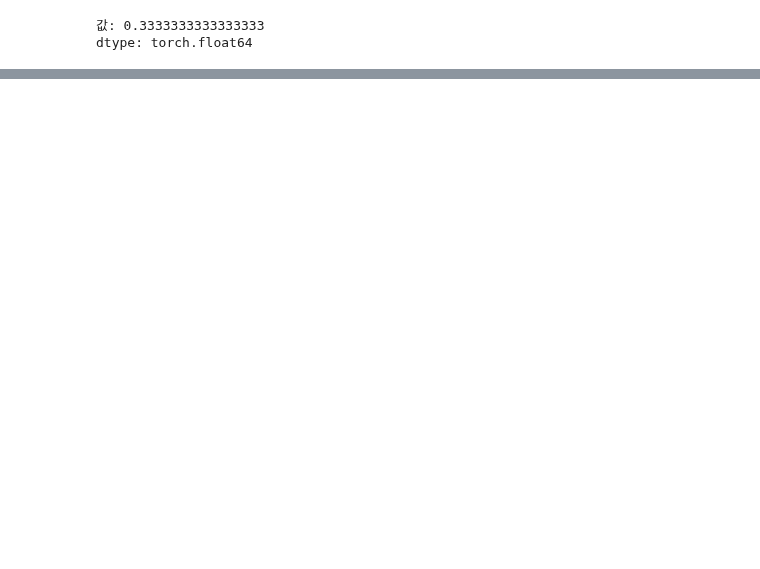
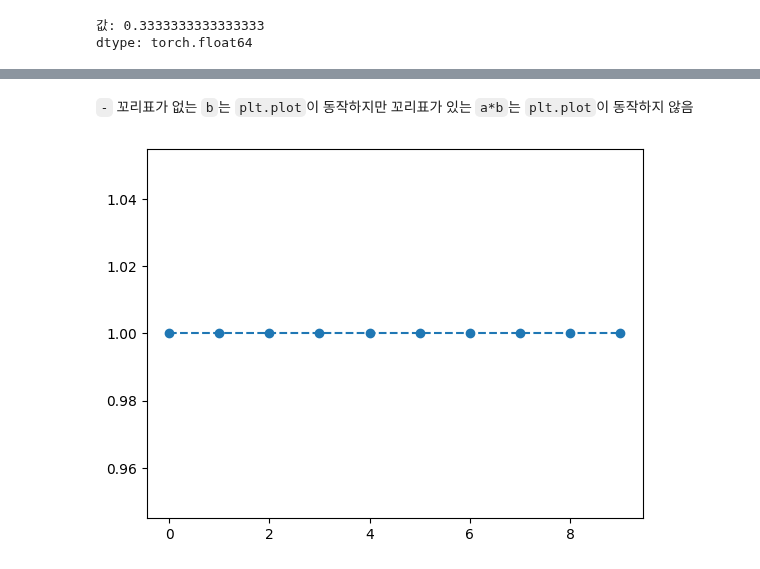
Before and after one commit to guebin/MP2024, a Jupyter notebook: docs/posts/08wk-2.out.ipynb, the cells around one changed output, grey strips where cells are left out. Cells and saved outputs as stored; diff of their text form; code cells hidden in the pictures; blank space fills up the shorter version.

```diff
--- a/docs/posts/08wk-2.out.ipynb
+++ b/docs/posts/08wk-2.out.ipynb
@@ -366,0 +642,7 @@ model(**model_input)
+# %% [markdown]
+`-` 꼬리표가 없는 `b`는 `plt.plot`이 동작하지만 꼬리표가 있는 `a*b`는
+`plt.plot`이 동작하지 않음
+# %%
+plt.plot(b,'--o') # 꼬리표가 없는 텐서는 그림이 잘 그려짐
+# %% [output]
+[figure, added]
```
Also changed, not shown: parts of 174 cells of this notebook, 38 other files.
